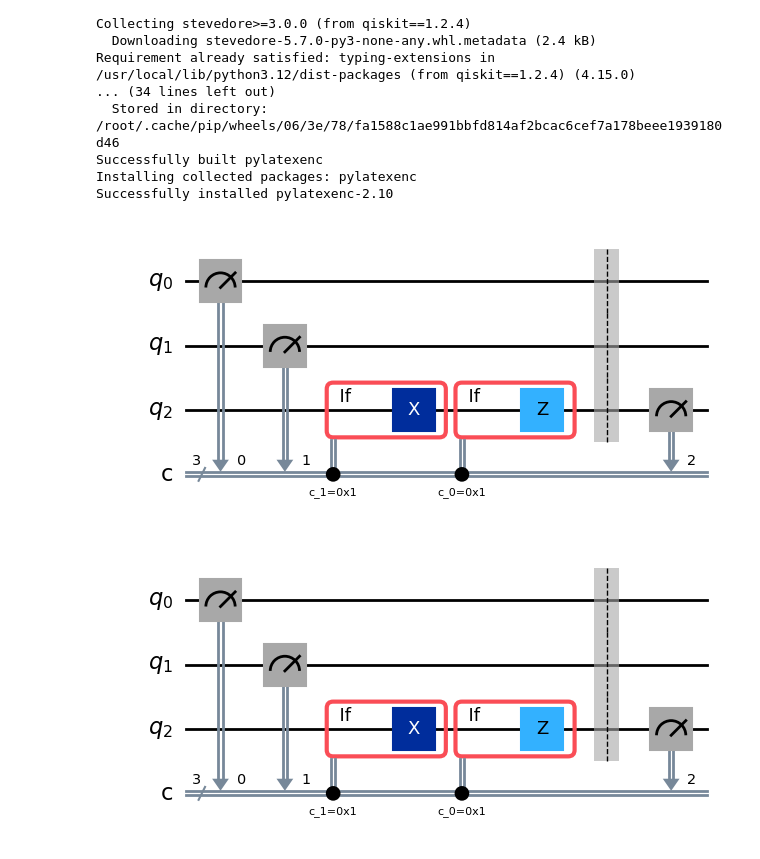
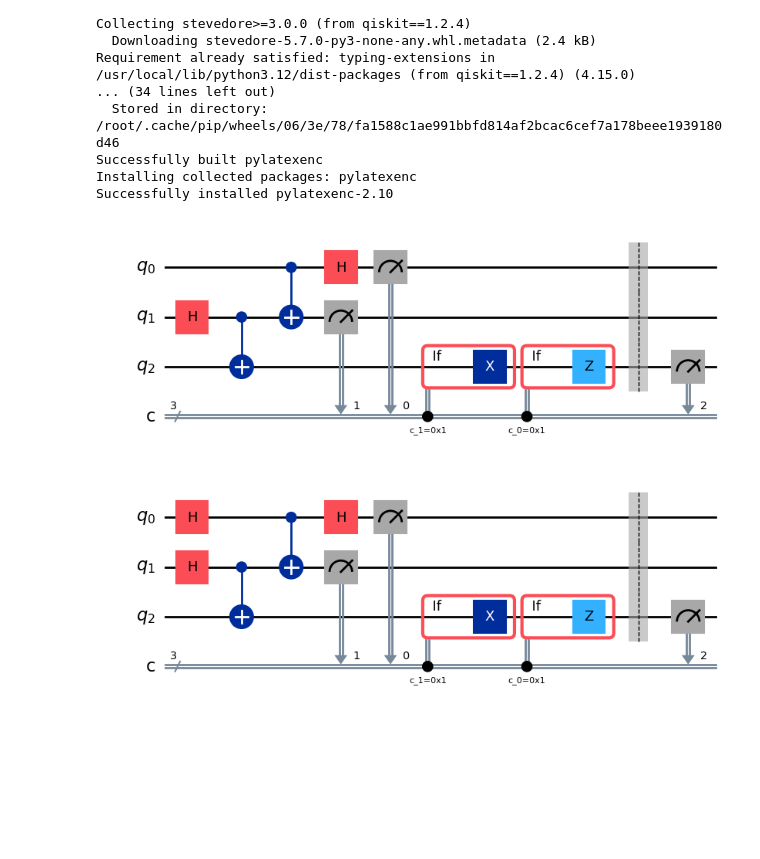
Before and after one commit to tri-o-na/SIT-UofG-STET-Labs, a Jupyter notebook: QC-Lab2-B.ipynb, the cells around one changed output. Drawn from its saved outputs; the diff is of its cells as text; code cells hidden in the pictures; blank space fills up the shorter version.

```diff
--- a/QC-Lab2-B.ipynb
+++ b/QC-Lab2-B.ipynb
@@ -36,48 +36,51 @@ Successfully installed pylatexenc-2.10
 teleport = QuantumCircuit(3,3)
 
 # qubit 0 is the state to be teleported from Alice
 # qubits 1 and 2 are the shared entangled state
 # Alice has qubit 1, Bob has qubit 2
 
 # Add gates here to entangle qubits 1 and 2
-
+teleport.h(1)       # H on qubit 1
+teleport.cx(1, 2)   # CNOT: qubit 1 controls qubit 2
 
 # Add gates here to entangle qubit 0 with the others
-
+teleport.cx(0, 1)   # CNOT: qubit 0 controls qubit 1
+teleport.h(0)       # H on qubit 0
 
 # Measure qubits 0 and 1 and put the results on classical bits 0 and 1.
 teleport.measure([0,1],[0,1])
 
 # Fix up the final state of qubit 2, depending on the measurement results.
 # Here we are using a feature of Qiskit that we haven't seen before.
 with teleport.if_test((1, 1)):
     teleport.x(2)
 with teleport.if_test((0, 1)):
     teleport.z(2)
 
 # Sometimes it's useful to insert a "barrier" to make the diagram clearer.
 # A barrier also has an effect on how the circuit is compiled, but we won't worry about that.
 teleport.barrier()
 
 # Measure qubit 2 (first parameter) and put the result on classical bit 2 (second parameter)
 teleport.measure([2],[2])
 
 # Check the circuit
 teleport.draw("mpl")
 # %% [output]
-[figure, old version]
+[figure, new version]
 # %%
 # Use a circuit to put qubit 0 into the state that we want to teleport,
 # and compose it into the main circuit.
 
 prep = QuantumCircuit(1)
 # Add a gate here to put qubit 0 into some state other than |0>
+prep.h(0)       # put qubit 0 into superposition 1/sqrt(2)(|0> + |1>)
 
 # When we compose circuits, the second parameter is the list of qubits (wires) that are being connected
 teleport = teleport.compose(prep, [0], front=True)
 teleport.draw("mpl")
 # %% [output]
-[figure, old version]
+[figure, new version]
 # %%
 # Now simulate and plot the results.
 # In general this won't tell us that we have exactly the right state,
```
Also changed, not shown: parts of 2 cells of this notebook.
